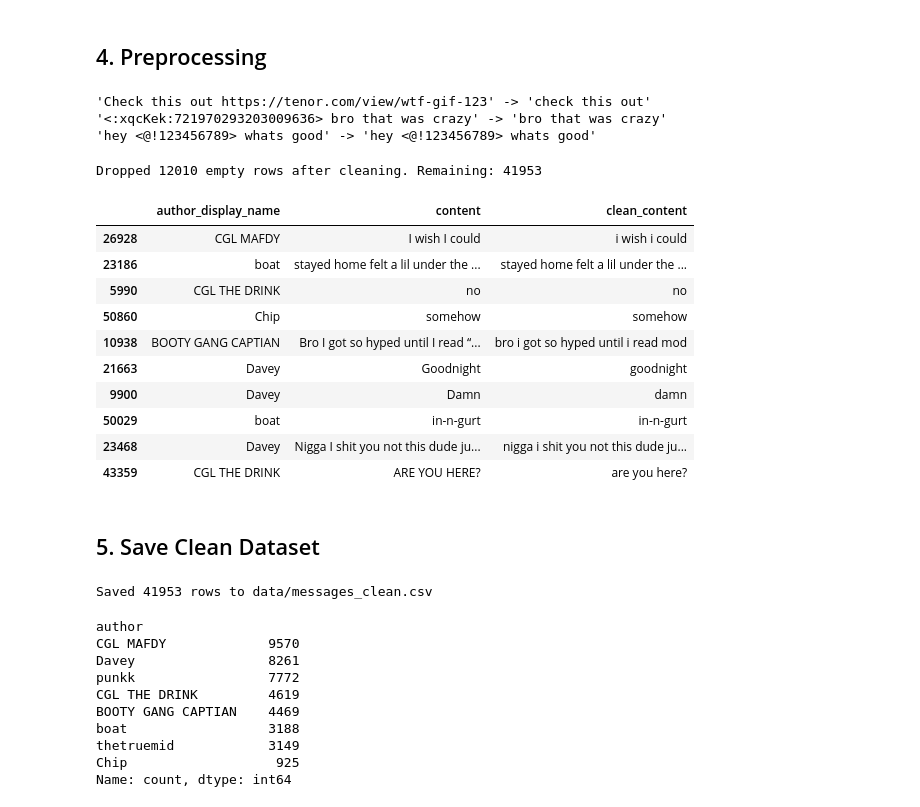
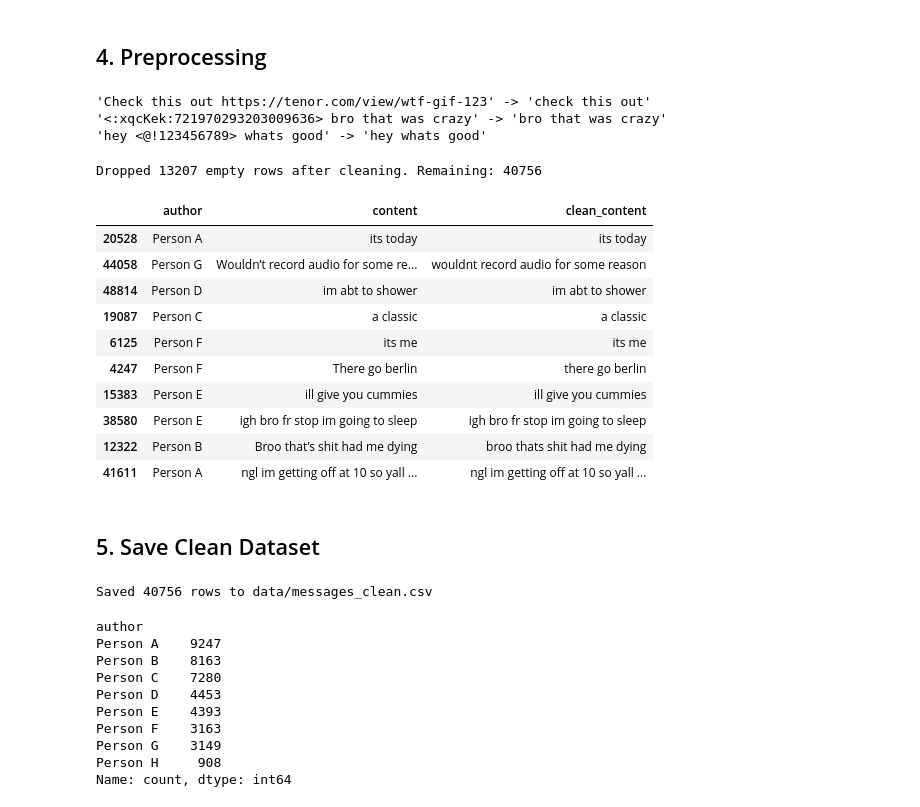
Before and after one commit to Xander-Murray/who_said, a Jupyter notebook: notebooks/eda_preprocessing.ipynb, the cells around one changed output. Drawn from its saved outputs; the diff is of its cells as text; code cells hidden in the pictures.

```diff
--- a/notebooks/eda_preprocessing.ipynb
+++ b/notebooks/eda_preprocessing.ipynb
@@ -5,6 +5,7 @@
 This notebook covers exploratory data analysis and text preprocessing, producing a clean dataset ready for training.
 # %%
 import re
+import json
 import pandas as pd
 import numpy as np
 import matplotlib.pyplot as plt
@@ -17,7 +18,11 @@ plt.rcParams.update({
 })
 
 DATA_PATH = '../data/messages.csv'
-MIN_MESSAGES = 200  # drop authors below this threshold
+AUTHORS_PATH = '../authors.json'  # private mapping — gitignored
+MIN_MESSAGES = 200
+
+with open(AUTHORS_PATH) as f:
+    AUTHOR_MAP = json.load(f)
 # %% [markdown]
 ## 1. Load & Initial Inspection
 # %%
@@ -60,12 +65,12 @@ dtype: int64
 # %% [markdown]
 ## 2. Filter Authors
 # %%
-# Use display name as the label
 author_counts = df['author_display_name'].value_counts()
-print('All authors:')
-print(author_counts.to_string())
-
 keep = author_counts[author_counts >= MIN_MESSAGES].index
 df = df[df['author_display_name'].isin(keep)].copy()
-print(f'\nKept {len(keep)} authors, {len(df)} messages')
+
+# anonymise: map real display names -> Person A/B/C...
+df['author'] = df['author_display_name'].map(AUTHOR_MAP)
+print(f'Kept {len(keep)} authors, {len(df)} messages')
+print(df['author'].value_counts().to_string())
 # %% [output]
@@ -191,9 +189,9 @@ def clean_text(text: str) -> str:
     text = re.sub(r'https?://\S+', '', text)
     # remove Discord custom emoji  <:name:id>
     text = re.sub(r'<:[a-zA-Z0-9_]+:\d+>', '', text)
-    # remove Discord mentions  <@id>  <#id>  <@!id>
-    text = re.sub(r'<[@#!&]?\d+>', '', text)
-    # remove non-ASCII (covers most Unicode emoji)
+    # remove Discord mentions  <@id>  <@!id>  <#id>
+    text = re.sub(r'<[@#][!&]?\d+>', '', text)
+    # remove non-ASCII (covers Unicode emoji)
     text = text.encode('ascii', errors='ignore').decode()
     # collapse whitespace and lower-case
     text = re.sub(r'\s+', ' ', text).strip().lower()
@@ -210,47 +208,46 @@ for s in samples:
 # %% [output]
 'Check this out https://tenor.com/view/wtf-gif-123' -> 'check this out'
 '<:xqcKek:721970293203009636> bro that was crazy' -> 'bro that was crazy'
-'hey <@!123456789> whats good' -> 'hey <@!123456789> whats good'
+'hey <@!123456789> whats good' -> 'hey whats good'
 # %%
 df['clean_content'] = df['content'].apply(clean_text)
 
-# drop rows that are empty after cleaning (pure URLs, emoji-only, etc.)
 before = len(df)
 df = df[df['clean_content'].str.strip() != ''].copy()
 print(f'Dropped {before - len(df)} empty rows after cleaning. Remaining: {len(df)}')
 # %% [output]
-Dropped 12010 empty rows after cleaning. Remaining: 41953
+Dropped 13207 empty rows after cleaning. Remaining: 40756
 # %%
-# Preview cleaned vs raw
-df[['author_display_name', 'content', 'clean_content']].sample(10, random_state=42)
+# Preview cleaned vs raw (anonymous author column only)
+df[['author', 'content', 'clean_content']].sample(10, random_state=42)
 # %% [output]
-|  | author_display_name | content | clean_content |
-| 26928 | CGL MAFDY | I wish I could | i wish i could |
-| 23186 | boat | stayed home felt a lil under the ... | stayed home felt a lil under the ... |
-| 5990 | CGL THE DRINK | no | no |
-| 50860 | Chip | somehow | somehow |
-| 10938 | BOOTY GANG CAPTIAN | Bro I got so hyped until I read “... | bro i got so hyped until i read mod |
-| 21663 | Davey | Goodnight | goodnight |
-| 9900 | Davey | Damn | damn |
-| 50029 | boat | in-n-gurt | in-n-gurt |
-| 23468 | Davey | Nigga I shit you not this dude ju... | nigga i shit you not this dude ju... |
-| 43359 | CGL THE DRINK | ARE YOU HERE? | are you here? |
+|  | author | content | clean_content |
+| 20528 | Person A | its today | its today |
+| 44058 | Person G | Wouldn’t record audio for some re... | wouldnt record audio for some reason |
+| 48814 | Person D | im abt to shower | im abt to shower |
+| 19087 | Person C | a classic | a classic |
+| 6125 | Person F | its me | its me |
+| 4247 | Person F | There go berlin | there go berlin |
+| 15383 | Person E | ill give you cummies | ill give you cummies |
+| 38580 | Person E | igh bro fr stop im going to sleep | igh bro fr stop im going to sleep |
+| 12322 | Person B | Broo that’s shit had me dying | broo thats shit had me dying |
+| 41611 | Person A | ngl im getting off at 10 so yall ... | ngl im getting off at 10 so yall ... |
 # %% [markdown]
 ## 5. Save Clean Dataset
 # %%
-out = df[['author_display_name', 'clean_content']].rename(columns={'author_display_name': 'author'})
+out = df[['author', 'clean_content']]
 out.to_csv('../data/messages_clean.csv', index=False)
 print(f'Saved {len(out)} rows to data/messages_clean.csv')
 out['author'].value_counts()
 # %% [output]
-Saved 41953 rows to data/messages_clean.csv
+Saved 40756 rows to data/messages_clean.csv
 author
-CGL MAFDY             9570
-Davey                 8261
-punkk                 7772
-CGL THE DRINK         4619
-BOOTY GANG CAPTIAN    4469
-boat                  3188
-thetruemid            3149
-Chip                   925
+Person A    9247
+Person B    8163
+Person C    7280
+Person D    4453
+Person E    4393
+Person F    3163
+Person G    3149
+Person H     908
 Name: count, dtype: int64
```
Also changed, not shown: parts of 5 cells of this notebook.
